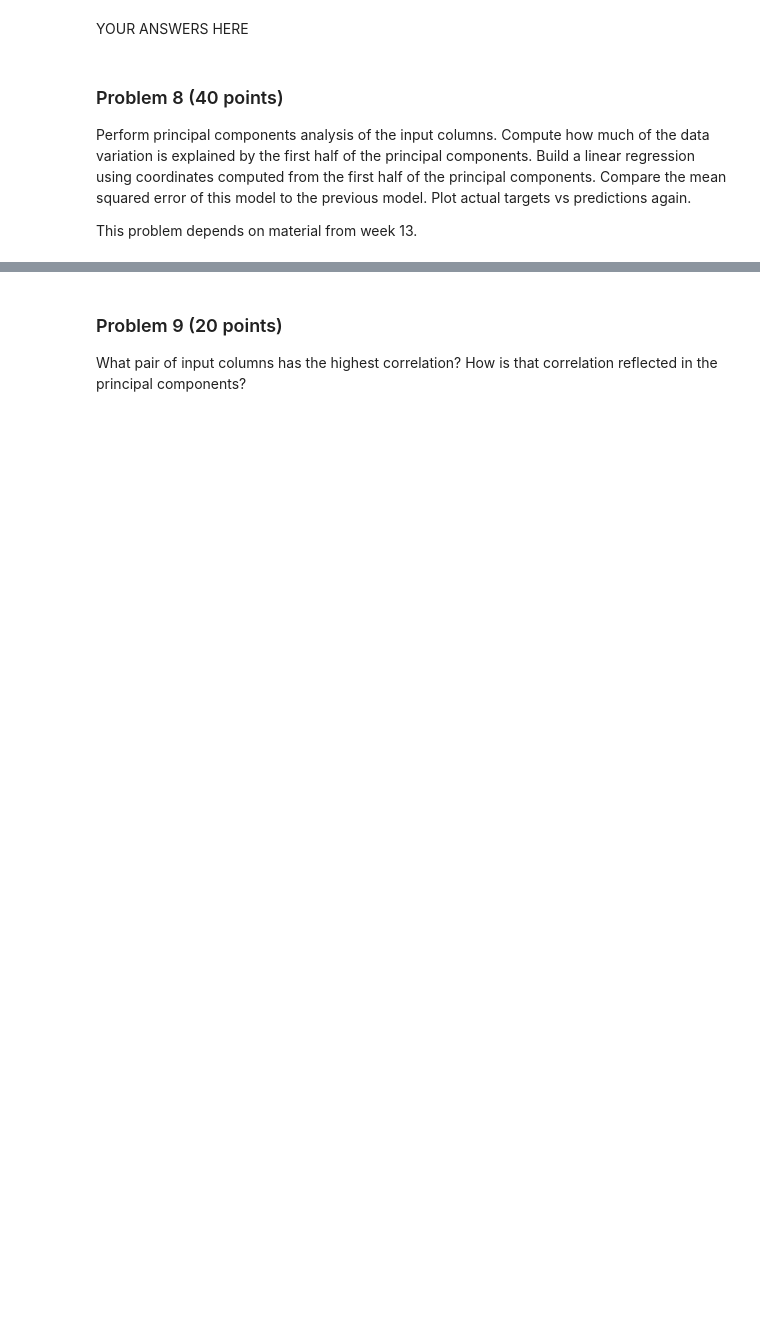
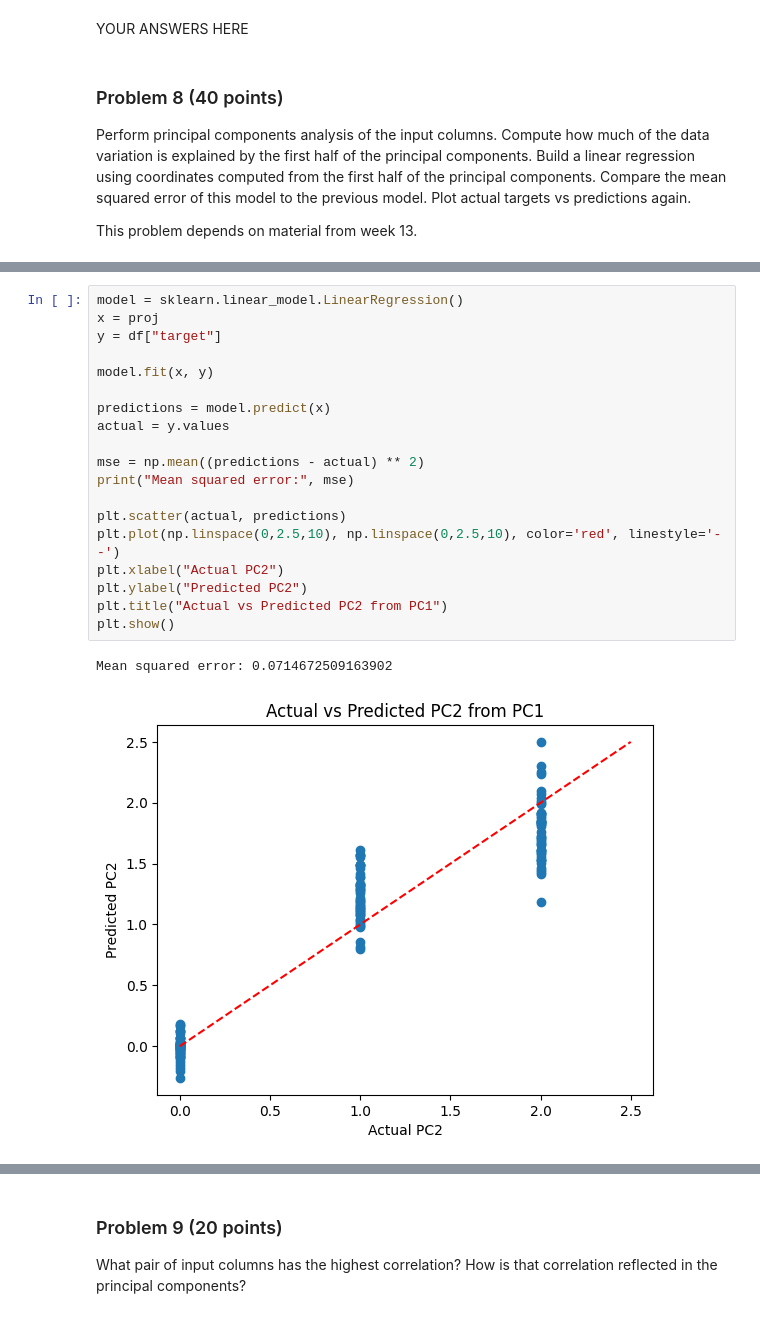
Before and after one commit to bradley-genereux/dx601-final-project, a Jupyter notebook: project.ipynb, the cells around one changed output, grey strips where cells are left out. Saved outputs shown, nothing was run; the diff lists cells and outputs as text; blank space fills up the shorter version.

```diff
--- a/project.ipynb
+++ b/project.ipynb
@@ -266,0 +324,22 @@ YOUR ANSWERS HERE
+# %%
+model = sklearn.linear_model.LinearRegression()
+x = proj
+y = df["target"]
+
+model.fit(x, y)
+
+predictions = model.predict(x)
+actual = y.values
+
+mse = np.mean((predictions - actual) ** 2)
+print("Mean squared error:", mse)
+
+plt.scatter(actual, predictions)
+plt.plot(np.linspace(0,2.5,10), np.linspace(0,2.5,10), color='red', linestyle='--')
+plt.xlabel("Actual PC2")
+plt.ylabel("Predicted PC2")
+plt.title("Actual vs Predicted PC2 from PC1")
+plt.show()
+# %% [output]
+Mean squared error: 0.0714672509163902
+[figure, added]
```
Also changed, not shown: parts of 26 cells of this notebook.
